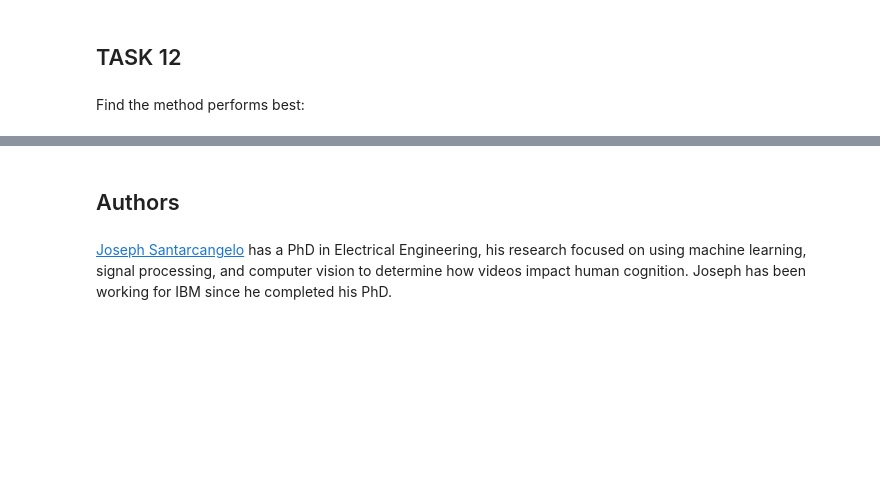
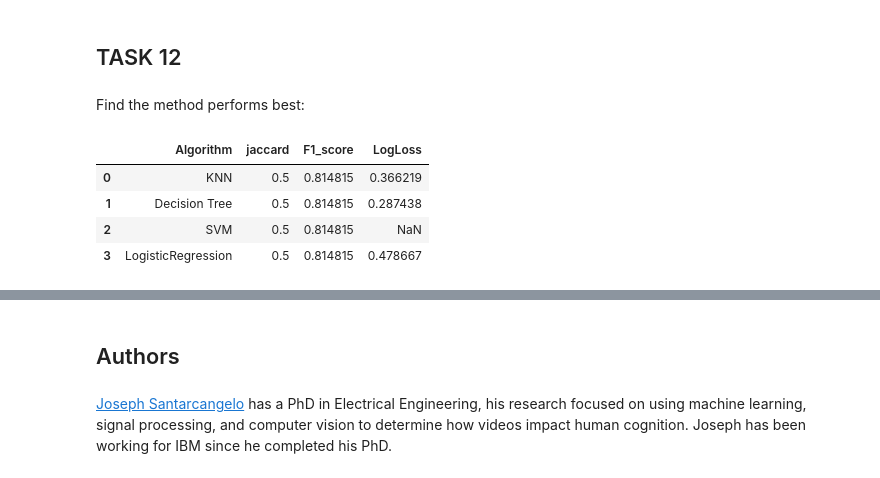
Before and after one commit to dicetvincet/DS_Capstone, a Jupyter notebook: Machine Learning Prediction lab.ipynb, the cells around one changed output, grey strips where cells are left out. Saved outputs shown, nothing was run; the diff lists cells and outputs as text; code cells hidden in the pictures; blank space fills up the shorter version.

```diff
--- a/Machine Learning Prediction lab.ipynb
+++ b/Machine Learning Prediction lab.ipynb
@@ -317,3 +317,35 @@ plot_confusion_matrix(Y_test,yhat)
 ## TASK  12
 # %% [markdown]
 Find the method performs best:
+# %%
+#generating the performing results for all the models using the test dataset
+from sklearn.metrics import jaccard_score
+from sklearn.metrics import f1_score
+from sklearn.metrics import log_loss
+
+algorithms=['KNN','Decision Tree','SVM','LogisticRegression']
+models=[knn_cv,tree_cv,svm_cv,best_lr]
+jaccard=[]
+F1_scores=[]
+LogLoss=[]
+for model in models:
+    yhat1=model.predict(X_test)
+    jaccard.append(jaccard_score(Y_test, yhat1,pos_label=0))
+    F1_scores.append(f1_score(Y_test, yhat1, average='weighted'))
+    try:
+        yhat_prob = model.predict_proba(X_test)
+        LogLoss.append(log_loss(Y_test, yhat_prob))
+    except:
+        LogLoss.append(None)
+report=pd.DataFrame(columns=['Algorithm','jaccard','F1_score','LogLoss'])
+report['Algorithm']=algorithms
+report['jaccard']=jaccard
+report['F1_score']=F1_scores
+report['LogLoss']=LogLoss
+report
+# %% [output]
+|  | Algorithm | jaccard | F1_score | LogLoss |
+| 0 | KNN | 0.5 | 0.814815 | 0.366219 |
+| 1 | Decision Tree | 0.5 | 0.814815 | 0.287438 |
+| 2 | SVM | 0.5 | 0.814815 | NaN |
+| 3 | LogisticRegression | 0.5 | 0.814815 | 0.478667 |
```
Also changed, not shown: parts of 2 cells of this notebook.
